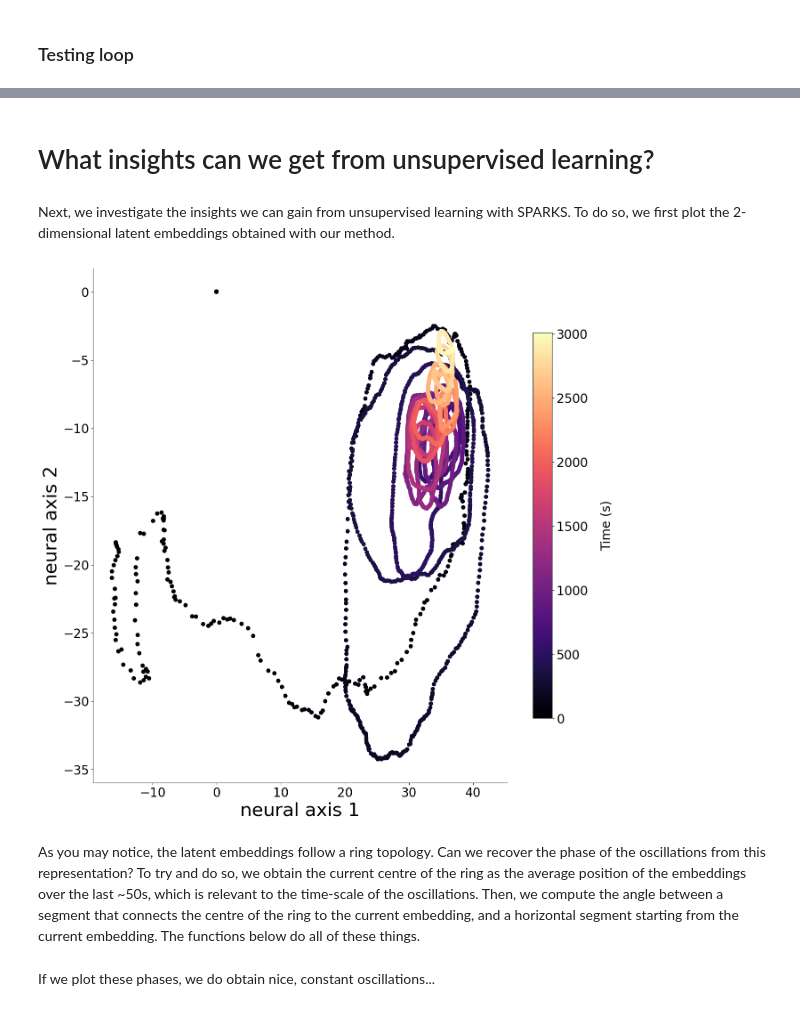
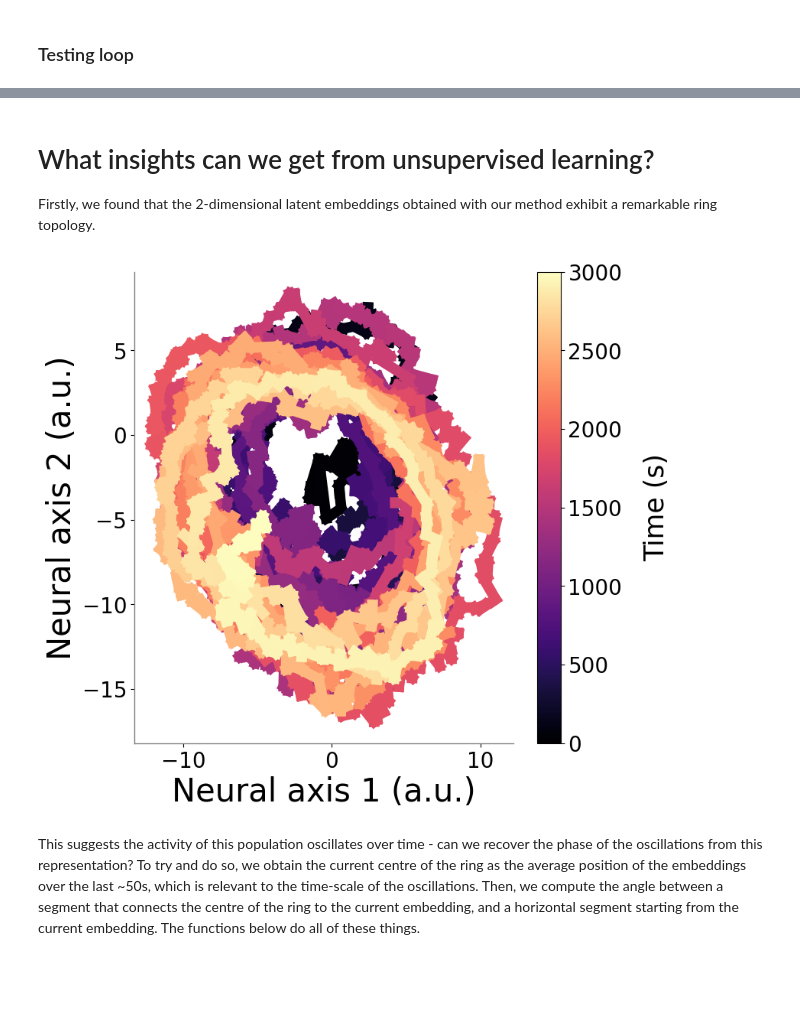
Before and after one commit to Iacaruso-lab/sparks, a Jupyter notebook: sparks/examples/demo_mec.ipynb, the cells around one changed output, grey strips where cells are left out. Cells and saved outputs as stored; diff of their text form; code cells hidden in the pictures; blank space fills up the shorter version.

```diff
--- a/sparks/examples/demo_mec.ipynb
+++ b/sparks/examples/demo_mec.ipynb
@@ -257,6 +132,7 @@ for epoch in tqdm.tqdm(range(n_epochs)):
         test_loss, encoder_outputs, decoder_outputs = test(sparks=sparks,
                                                             test_dls=[test_dl],
                                                             loss_fn=loss_fn,
-                                                            act=torch.sigmoid)
+                                                            act=torch.sigmoid,
+                                                            unsupervised=True)
 
         print(f"Epoch {epoch + 1}/{n_epochs}, Test Loss: {test_loss:.4f}")
@@ -302,12 +180,12 @@ with torch.no_grad():
     for inputs, _ in tqdm.tqdm(test_iterator):
         inputs = inputs.float()
         T = inputs.shape[-1]
-        sparks.zero_()
-        encoder_outputs_batch = torch.zeros([len(inputs), tau_p, latent_dim]).to(device)
+        sparks.encoder.zero_()
+        encoder_outputs_batch = torch.zeros([len(inputs), latent_dim, tau_p]).to(device)
         decoder_outputs_batch = torch.Tensor().to(device)
 
         for t in range(T - tau_f + 1):
-            encoder_outputs_batch, dec_outputs, mu, logvar = sparks(inputs[..., t].to(device))  # pass the input through the SPARKS model
+            encoder_outputs_batch, dec_outputs, mu, logvar = sparks(inputs[..., t].to(device), encoder_outputs=encoder_outputs_batch, session_id=0)  # pass the input through the SPARKS model
             decoder_outputs_batch = torch.cat((decoder_outputs_batch,
                                                dec_outputs.unsqueeze(2)), dim=-1)
 
@@ -375,39 +198,55 @@ Text(0, 0.5, 'Spike probability')
+# %%
+res_path = os.path.join(os.getcwd(), 'results/mec_results') # path to where the data is located.
+# by default where the notebook is located, if the data isn't found it will be downloaded from
+# https://github.com/Iacaruso-lab/sparks-figures/results/mec_resuults
+
+if not os.path.exists(os.path.join(res_path, 'test_enc_outputs_best.npy')):
+    # create the directory
+    if not os.path.exists(res_path):
+        os.makedirs(res_path)
+    # download the data
+    import urllib.request
+    urllib.request.urlretrieve("https://github.com/Iacaruso-lab/sparks-figures/raw/refs/heads/main/results/mec_results/test_enc_outputs_best.npy",
+                               os.path.join(res_path, 'test_enc_outputs_best.npy'))
 # %% [markdown]
 # What insights can we get from unsupervised learning?
+
+Firstly, we found that the 2-dimensional latent embeddings obtained with our method exhibit a remarkable ring topology.
-# %% [markdown]
-Next, we investigate the insights we can gain from unsupervised learning with SPARKS.
-To do so, we first plot the 2-dimensional latent embeddings obtained with our method.
 # %%
-fig, ax = plt.subplots(1, 1, figsize=(15, 15))
+fig, ax = plt.subplots(1, 1, figsize=(8, 8))
 
-res_path = os.path.join(os.getcwd(), 'examples/mec_unsupervised_ca')
-tau_p = 30
+test_encs_best = np.load(os.path.join(res_path, 'test_enc_outputs_best.npy'))[0, :, tau_p:]
 
-encodings = np.load(os.path.join(res_path, 'enc_outputs_best.npy'))[0, :, tau_p:]
+cmap = plt.get_cmap('magma')
+colors = cmap(np.linspace(0, 1, test_encs_best.shape[-1]))
+norm = mpl.colors.Normalize(vmin=0, vmax=test_encs_best.shape[-1] / fs)
 
-a = ax.scatter(encodings[0], encodings[1], cmap = 'magma', c=np.arange(encodings.shape[-1])/fs)
+for t in range(test_encs_best.shape[-1] - 1):
+    ax.plot([test_encs_best[1, t], test_encs_best[1, t+1]], [test_encs_best[0, t], test_encs_best[0, t+1]], color=colors[t], linewidth=10)
+
 ax.grid(False)
 
-cbar = plt.colorbar(a, ax=ax, shrink=0.75)
+cbar = plt.colorbar(mpl.cm.ScalarMappable(norm=norm, cmap=cmap), ax=ax)
 cbar.ax.tick_params(labelsize=20)
-cbar.ax.set_ylabel('Time (s)', fontsize=20, labelpad=20)
+cbar.ax.set_ylabel('Time (s)', fontsize=25, labelpad=20)
+cbar.ax.set_yticks(np.arange(0, 3500, 500))
 
 ax.tick_params(axis='both', which='major', labelsize=20)
-ax.set_xlabel('neural axis 1', fontsize=30)
-ax.set_ylabel('neural axis 2', fontsize=30)
+ax.set_xlabel('Neural axis 1 (a.u.)', fontsize=30)
+ax.set_ylabel('Neural axis 2 (a.u.)', fontsize=30)
 ax.spines['right'].set_visible(False)
 ax.spines['top'].set_visible(False)
 ax.spines['left'].set_visible(True)
 ax.spines['bottom'].set_visible(True)
 ax.spines["left"].set_color('grey')
 ax.spines["bottom"].set_color('grey')
 ax.spines["left"].set_linewidth(1)
+
 ax.spines["bottom"].set_linewidth(1)
 # %% [output]
-[figure, old version]
+[figure, new version]
 # %% [markdown]
-As you may notice, the latent embeddings follow a ring topology.
-Can we recover the phase of the oscillations from this representation?
+This suggests the activity of this population oscillates over time - can we recover the phase of the oscillations from this representation?
 To try and do so, we obtain the current centre of the ring as the average position of the embeddings over the last ~50s, which is relevant to the time-scale of the oscillations.
 Then, we compute the angle between a segment that connects the centre of the ring to the current embedding, and a horizontal segment starting from the current embedding.
 The functions below do all of these things.
@@ -455,3 +284 @@ phi_t = np.array(phi_t)
-# %% [markdown]
-If we plot these phases, we do obtain nice, constant oscillations...
 # %%
```
Also changed, not shown: parts of 26 cells of this notebook, 39 other files.
